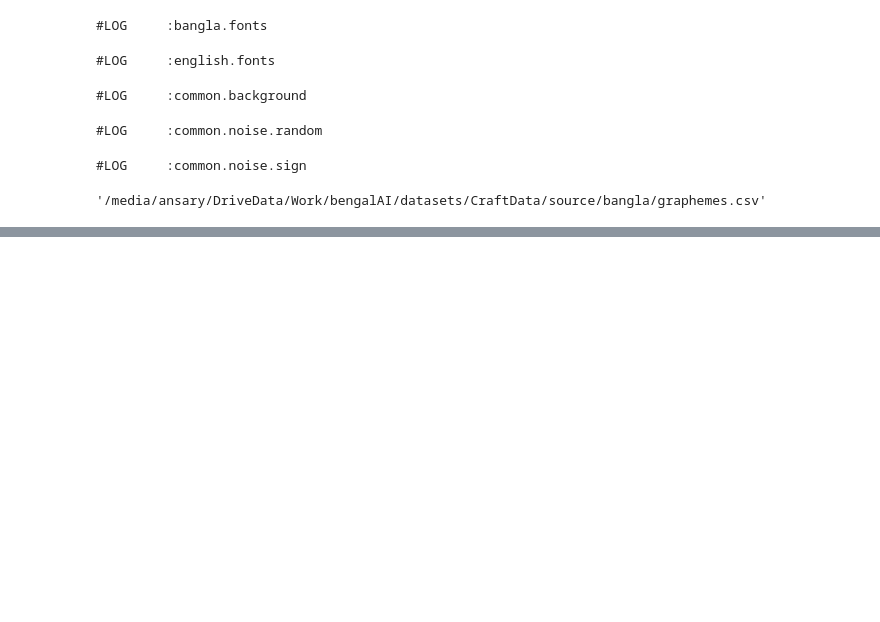
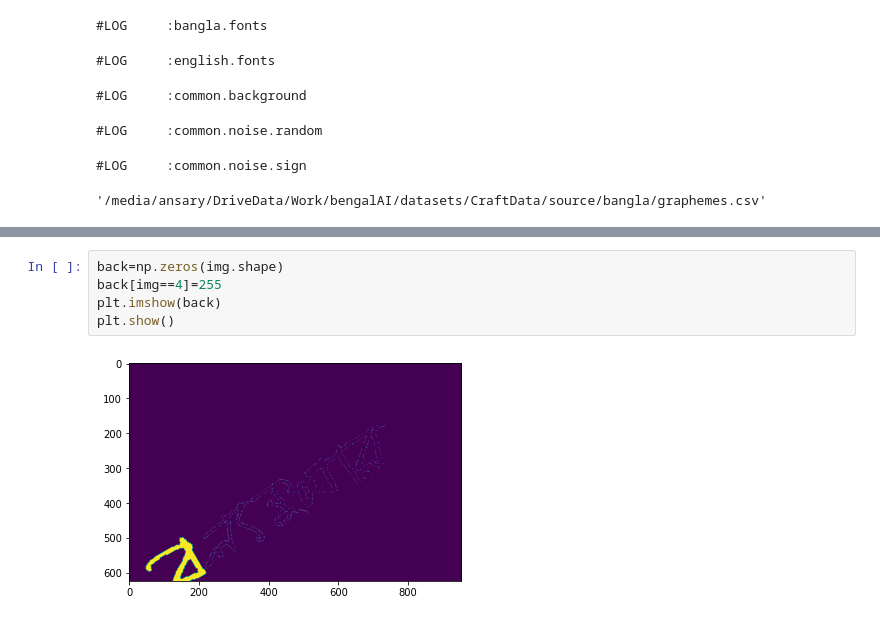
Before and after one commit to mnansary/apsis-detection, a Jupyter notebook: debug.ipynb, the cells around one changed output, grey strips where cells are left out. Drawn from its saved outputs; the diff is of its cells as text; blank space fills up the shorter version.

```diff
--- a/debug.ipynb
+++ b/debug.ipynb
@@ -87,0 +212,7 @@ bangla printed grapheme False
+# %%
+back=np.zeros(img.shape)
+back[img==4]=255
+plt.imshow(back)
+plt.show()
+# %% [output]
+[figure, added]
```
Also changed, not shown: parts of 11 cells of this notebook.
